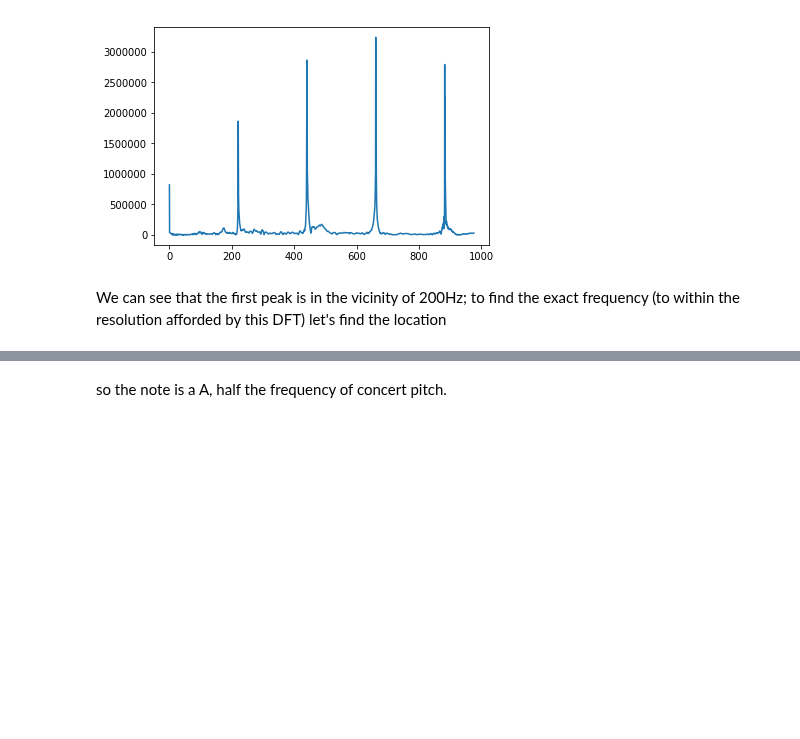
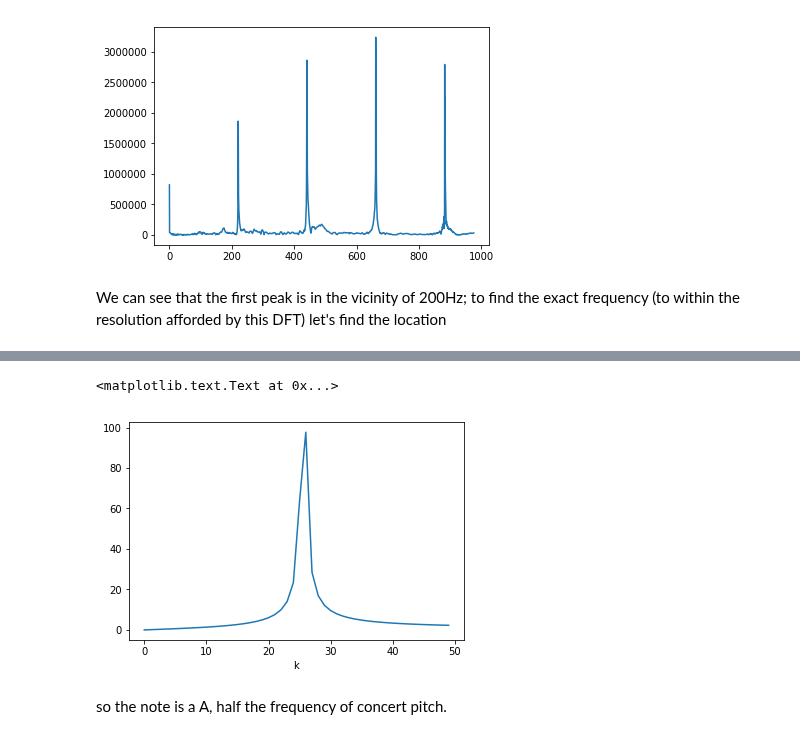
Before and after one commit to mckjzhangxk/deepAI, a Jupyter notebook: signalProcessing/week3/How to Plot the DFT/DFTplots.ipynb, the cells around one changed output, grey strips where cells are left out. Drawn from its saved outputs; the diff is of its cells as text; code cells hidden in the pictures; blank space fills up the shorter version.

```diff
--- a/signalProcessing/week3/How to Plot the DFT/DFTplots.ipynb
+++ b/signalProcessing/week3/How to Plot the DFT/DFTplots.ipynb
@@ -202,3 +215,22 @@ SyntaxError: Missing parentheses in call to 'print' (<ipython-input-31-4dff37fa5
+# %%
+#为有了工具,为分析一个自己的信号
+k=30
+N=256
+n=np.arange(N)
+
+x=np.cos(2*np.pi*n/10)
+# k=30
+# x=np.cos(2*np.pi*k*n/N)+x
+
+X=np.fft.fft(x)
+n,y=dft_map(X,N,False)
+
+s=50
+plt.plot(n[:s],abs(y[:s]))
+plt.xlabel('k')
+# %% [output]
+<matplotlib.text.Text at 0x...>
+[figure, added]
 # %% [markdown]
 so the note is a A, half the frequency of concert pitch.
 # %% [markdown]
```
Also changed, not shown: parts of 11 cells of this notebook, 1 other file.
